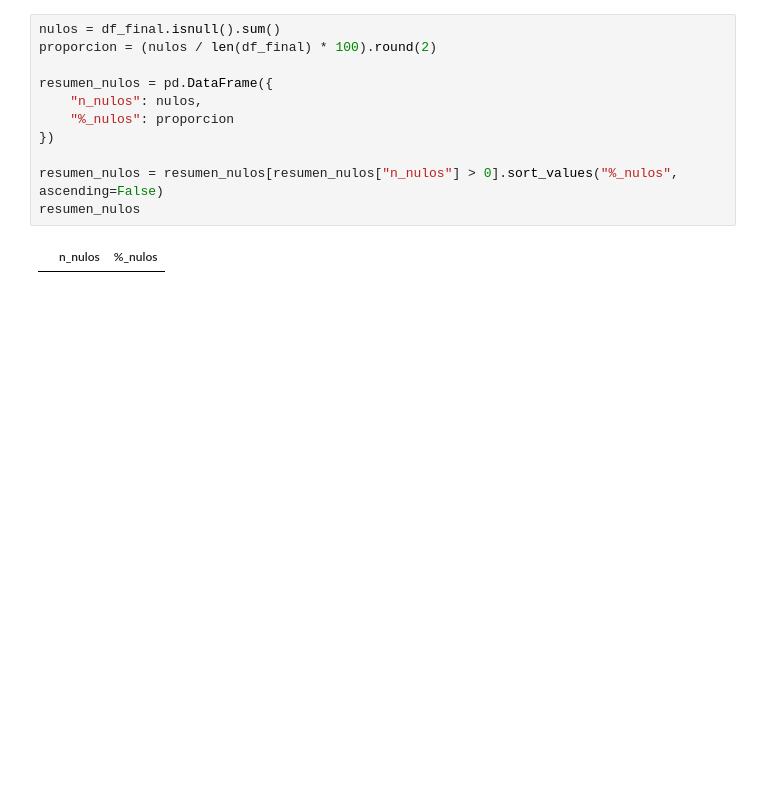
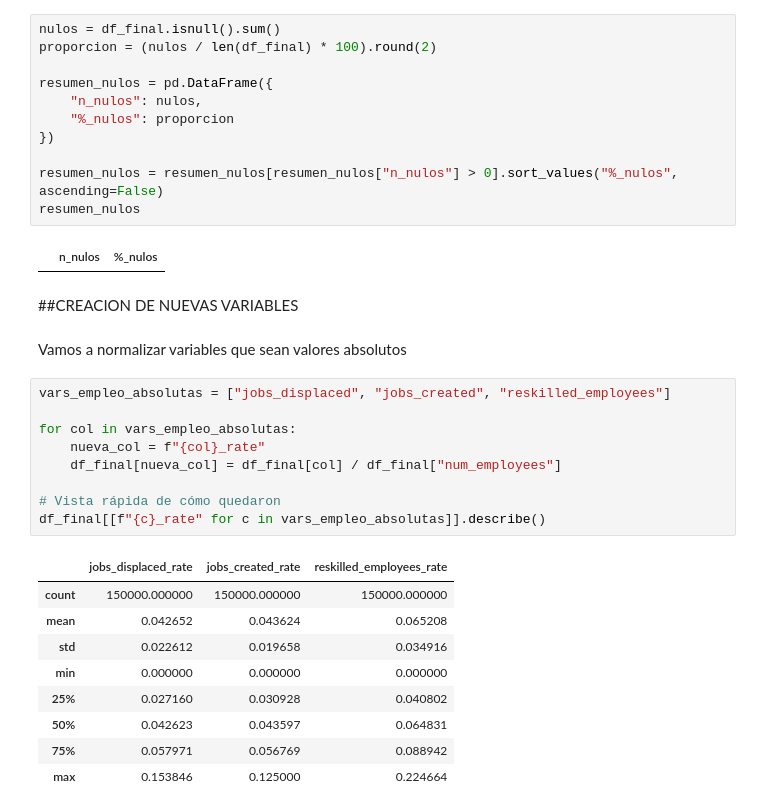
Before and after one commit to Franncippi/Proyecto-mentoria-M09, a Jupyter notebook: 01_analisis_exploratorio.ipynb, the cells around one changed output. Drawn from its saved outputs; the diff is of its cells as text; blank space fills up the shorter version.

```diff
--- a/01_analisis_exploratorio.ipynb
+++ b/01_analisis_exploratorio.ipynb
@@ -1092,3 +1095,26 @@ resumen_nulos = resumen_nulos[resumen_nulos["n_nulos"] > 0].sort_values("%_nulos
 resumen_nulos
 # %% [output]
 |  | n_nulos | %_nulos |
+# %% [markdown]
+##CREACION DE NUEVAS VARIABLES
+# %% [markdown]
+Vamos a normalizar variables que sean valores absolutos
+# %%
+vars_empleo_absolutas = ["jobs_displaced", "jobs_created", "reskilled_employees"]
+
+for col in vars_empleo_absolutas:
+    nueva_col = f"{col}_rate"
+    df_final[nueva_col] = df_final[col] / df_final["num_employees"]
+
+# Vista rápida de cómo quedaron
+df_final[[f"{c}_rate" for c in vars_empleo_absolutas]].describe()
+# %% [output]
+|  | jobs_displaced_rate | jobs_created_rate | reskilled_employees_rate |
+| count | 150000.000000 | 150000.000000 | 150000.000000 |
+| mean | 0.042652 | 0.043624 | 0.065208 |
+| std | 0.022612 | 0.019658 | 0.034916 |
+| min | 0.000000 | 0.000000 | 0.000000 |
+| 25% | 0.027160 | 0.030928 | 0.040802 |
+| 50% | 0.042623 | 0.043597 | 0.064831 |
+| 75% | 0.057971 | 0.056769 | 0.088942 |
+| max | 0.153846 | 0.125000 | 0.224664 |
```
Also changed, not shown: parts of 15 cells of this notebook.
